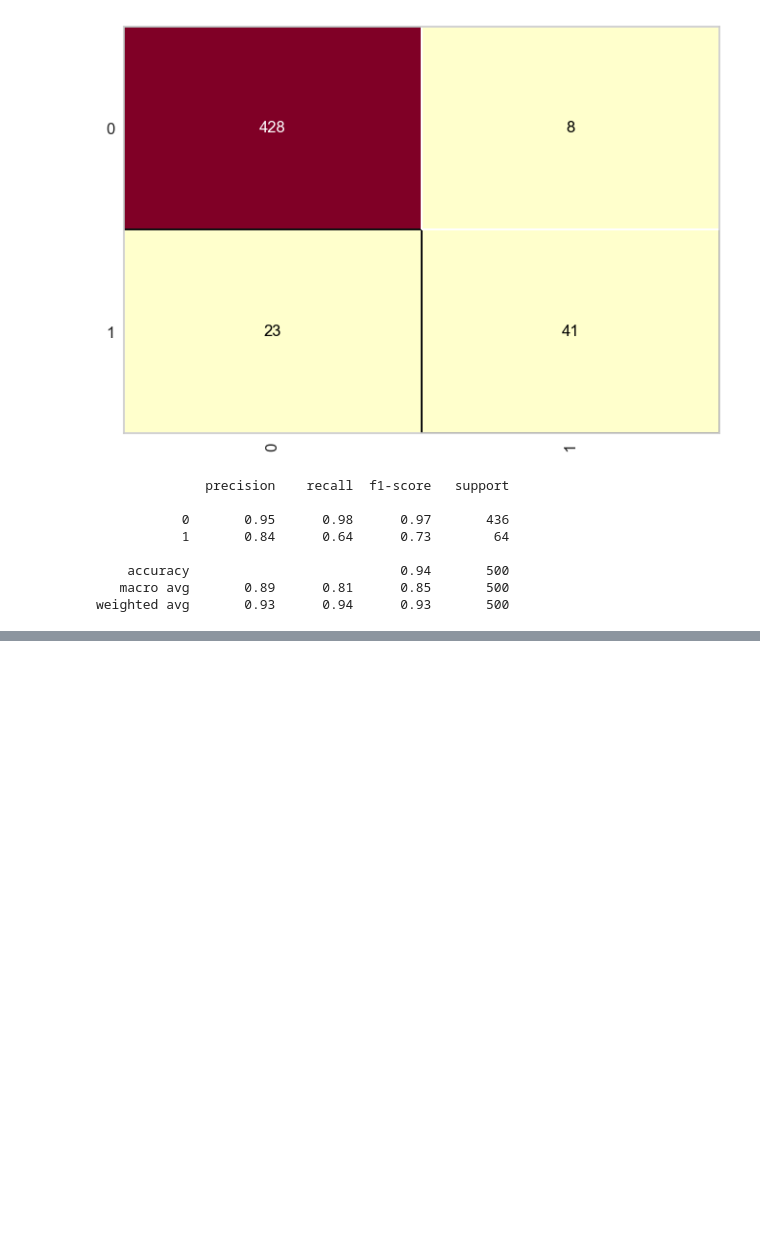
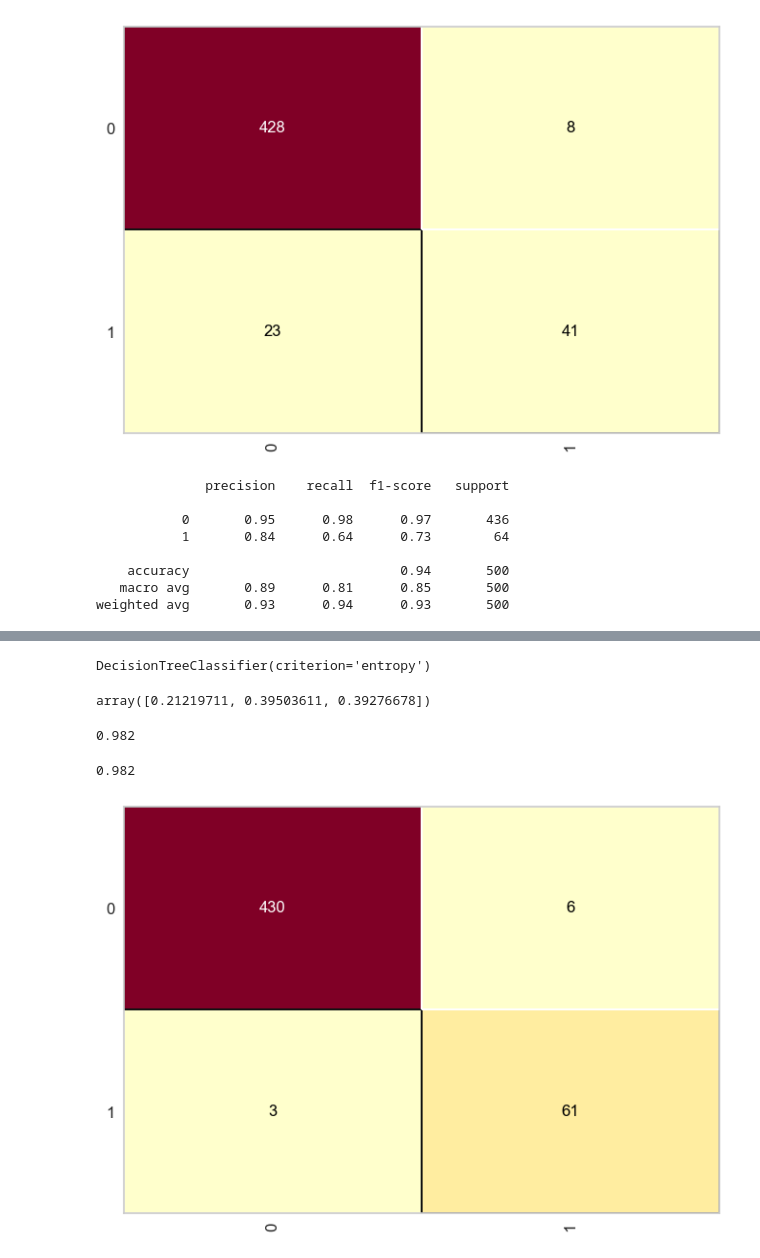
Before and after one commit to TdcRibeiro/IA, a Jupyter notebook: credito/credit.ipynb, the cells around one changed output, grey strips where cells are left out. Saved outputs shown, nothing was run; the diff lists cells and outputs as text; code cells hidden in the pictures; blank space fills up the shorter version.

```diff
--- a/credito/credit.ipynb
+++ b/credito/credit.ipynb
@@ -204,8 +206,8 @@ with open('credito.pkl', mode ='wb') as f:
 # %%
 from sklearn.naive_bayes import GaussianNB
 # %%
-neive_credito = GaussianNB()
-neive_credito.fit(x_credito_treinamento, y_credito_treinamento)
+naive_credito = GaussianNB()
+naive_credito.fit(x_credito_treinamento, y_credito_treinamento)
 # %% [output]
 GaussianNB()
 # %%
@@ -243,0 +252,9 @@ weighted avg       0.93      0.94      0.93       500
+# %%
+arvore_credito = DecisionTreeClassifier(criterion='entropy', random_state=0)
+arvore_credito.fit(x_credito_treinamento, y_credito_treinamento)
+# %% [output]
+DecisionTreeClassifier(criterion='entropy')
+# %%
+arvore_credito.feature_importances_
+# %% [output]
+array([0.21219711, 0.39503611, 0.39276678])
@@ -243,0 +263,11 @@ weighted avg       0.93      0.94      0.93       500
+# %%
+accuracy_score(y_credito_teste, previsoes)
+# %% [output]
+0.982
+# %%
+cm = ConfusionMatrix(arvore_credito)
+cm.fit(x_credito_treinamento, y_credito_treinamento)
+cm.score(x_credito_teste, y_credito_teste)
+# %% [output]
+0.982
+[figure, added]
```
Also changed, not shown: parts of 9 cells of this notebook, 1 other file.
